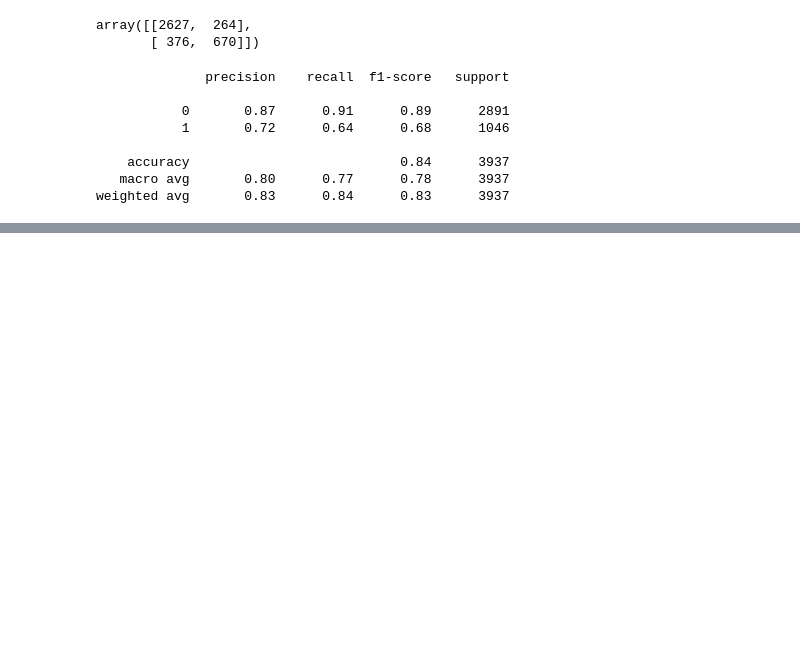
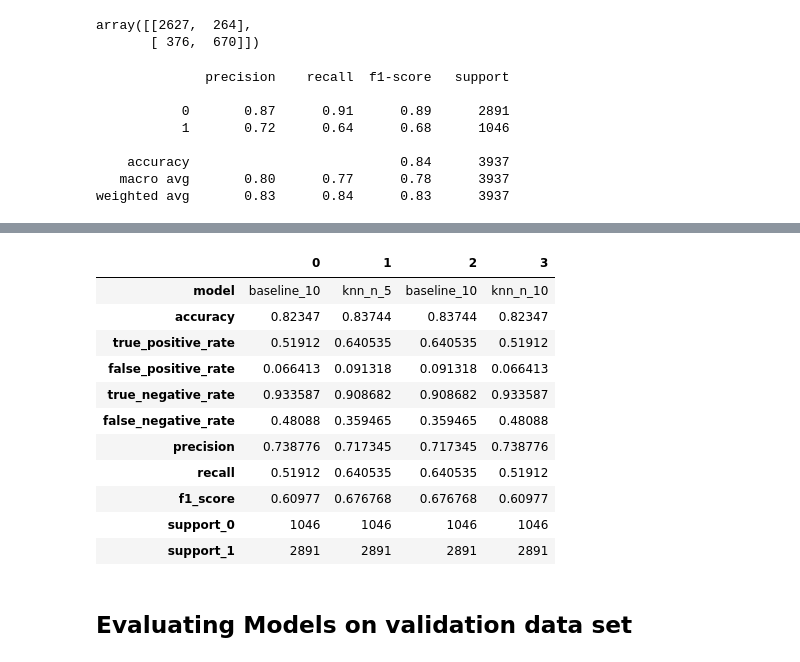
Before and after one commit to jcrosenberger/project1-telco, a Jupyter notebook: notebooks/knn_model.ipynb, the cells around one changed output, grey strips where cells are left out. Cells and saved outputs as stored; diff of their text form; code cells hidden in the pictures; blank space fills up the shorter version.

Commit message:
the days work involved finishing knn model and getting somewhere with decision tree notebooks

```diff
--- a/notebooks/knn_model.ipynb
+++ b/notebooks/knn_model.ipynb
@@ -41,6 +61,10 @@ knn = KNeighborsClassifier()
 knn.fit(x_train, y_train)
 # %% [output]
 KNeighborsClassifier()
+# %%
+knn = KNeighborsClassifier(n_neighbors=5)
+knn.fit(x_train, baseline_train)
+y_predictions = knn.predict(x_train)
 # %%
 y_predictions = knn.predict(x_train)
 # %%
@@ -83,0 +110,4 @@ Support (1): 289100
+# %%
+knn = KNeighborsClassifier(n_neighbors=10)
+# %%
+knn.fit(x_train, y_train)
@@ -83,0 +119,2 @@ Support (1): 289100
+# %%
+y_preds = knn.predict(x_train)
@@ -83,0 +223,17 @@ Support (1): 289100
+# %%
+train_predict
+# %% [output]
+|  | 0 | 1 | 2 | 3 |
+| model | baseline_10 | knn_n_5 | baseline_10 | knn_n_10 |
+| accuracy | 0.82347 | 0.83744 | 0.83744 | 0.82347 |
+| true_positive_rate | 0.51912 | 0.640535 | 0.640535 | 0.51912 |
+| false_positive_rate | 0.066413 | 0.091318 | 0.091318 | 0.066413 |
+| true_negative_rate | 0.933587 | 0.908682 | 0.908682 | 0.933587 |
+| false_negative_rate | 0.48088 | 0.359465 | 0.359465 | 0.48088 |
+| precision | 0.738776 | 0.717345 | 0.717345 | 0.738776 |
+| recall | 0.51912 | 0.640535 | 0.640535 | 0.51912 |
+| f1_score | 0.60977 | 0.676768 | 0.676768 | 0.60977 |
+| support_0 | 1046 | 1046 | 1046 | 1046 |
+| support_1 | 2891 | 2891 | 2891 | 2891 |
+# %% [markdown]
+## Evaluating Models on validation data set
```
Also changed, not shown: parts of 27 cells of this notebook, 1 other file.
